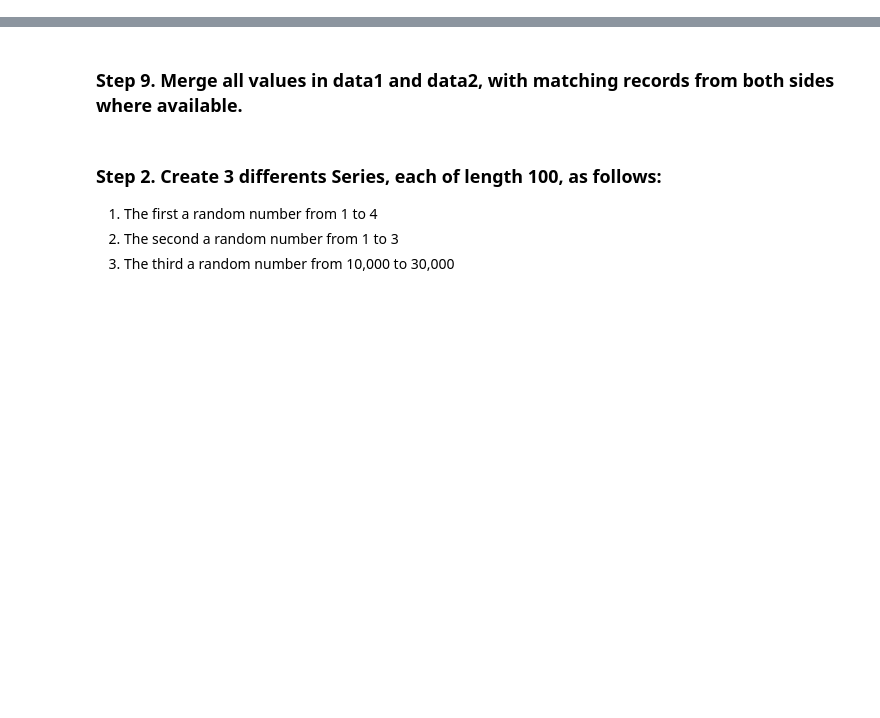
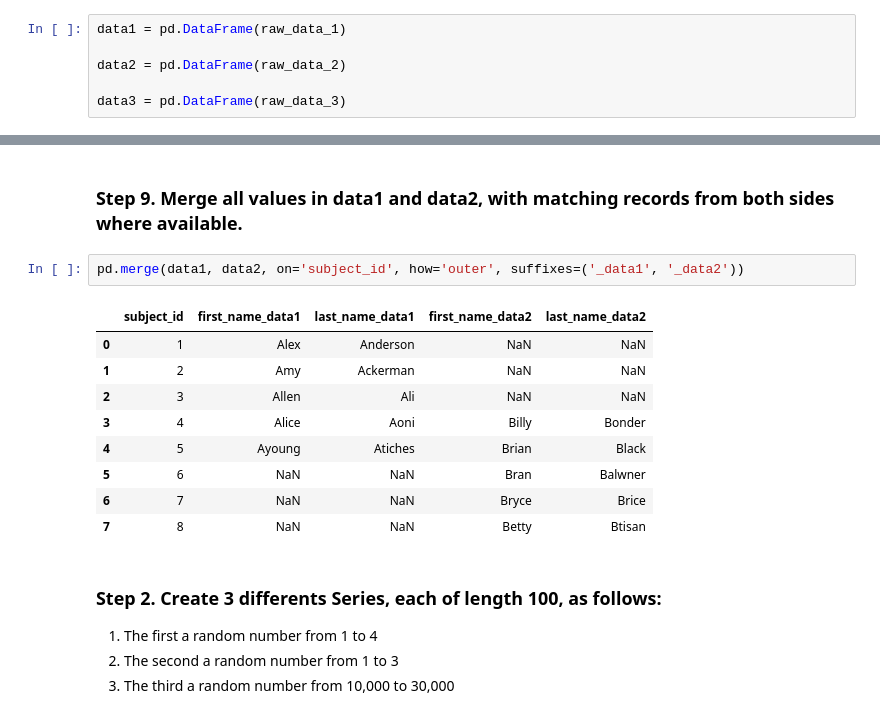
Before and after one commit to hichamsergi/Hacker-Rank, a Jupyter notebook: Pandas_exercise/MACRO.ipynb, the cells around one changed output, grey strips where cells are left out. Cells and saved outputs as stored; diff of their text form; blank space fills up the shorter version.

```diff
--- a/Pandas_exercise/MACRO.ipynb
+++ b/Pandas_exercise/MACRO.ipynb
@@ -1527,5 +1527,11 @@ raw_data_3 = {
         'test_id': [51, 15, 15, 61, 16, 14, 15, 1, 61, 16]}
 # %% [markdown]
 ### Step 3. Assign each to a variable called data1, data2, data3
+# %%
+data1 = pd.DataFrame(raw_data_1)
+
+data2 = pd.DataFrame(raw_data_2)
+
+data3 = pd.DataFrame(raw_data_3)
 # %% [markdown]
 ### Step 4. Join the two dataframes along rows and assign all_data
@@ -1540,5 +1601,17 @@ raw_data_3 = {
 # %% [markdown]
 ### Step 9. Merge all values in data1 and data2, with matching records from both sides where available.
+# %%
+pd.merge(data1, data2, on='subject_id', how='outer', suffixes=('_data1', '_data2'))
+# %% [output]
+|  | subject_id | first_name_data1 | last_name_data1 | first_name_data2 | last_name_data2 |
+| 0 | 1 | Alex | Anderson | NaN | NaN |
+| 1 | 2 | Amy | Ackerman | NaN | NaN |
+| 2 | 3 | Allen | Ali | NaN | NaN |
+| 3 | 4 | Alice | Aoni | Billy | Bonder |
+| 4 | 5 | Ayoung | Atiches | Brian | Black |
+| 5 | 6 | NaN | NaN | Bran | Balwner |
+| 6 | 7 | NaN | NaN | Bryce | Brice |
+| 7 | 8 | NaN | NaN | Betty | Btisan |
 # %% [markdown]
 ### Step 2. Create 3 differents Series, each of length 100, as follows:
 1. The first a random number from 1 to 4
```
Also changed, not shown: parts of 8 cells of this notebook.
